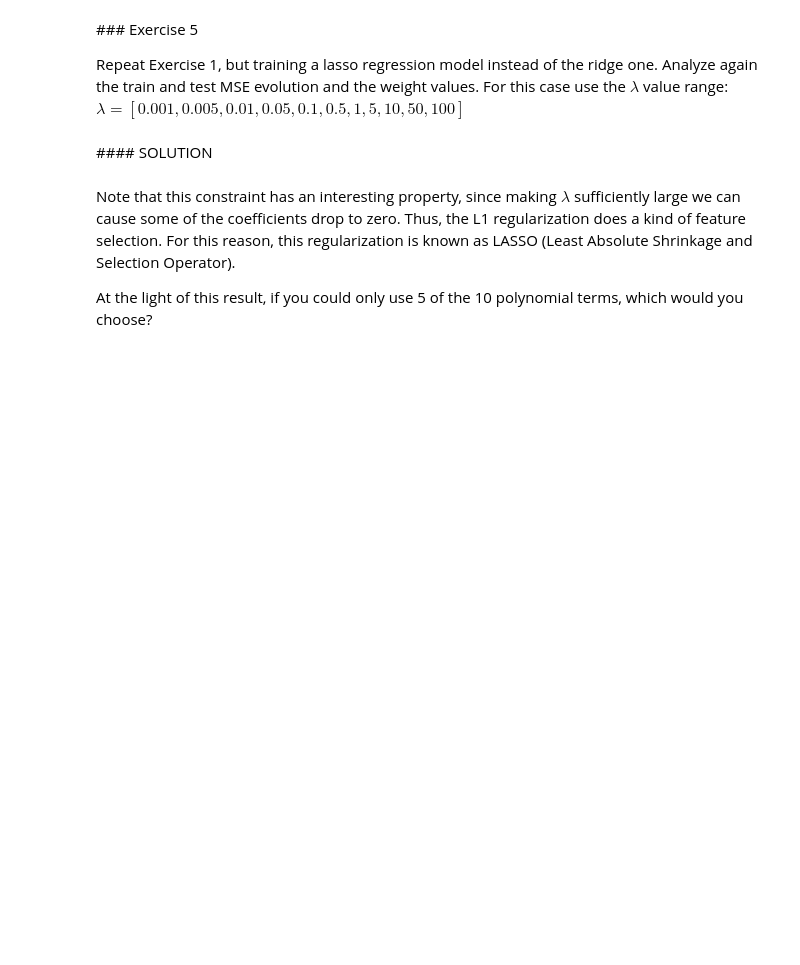
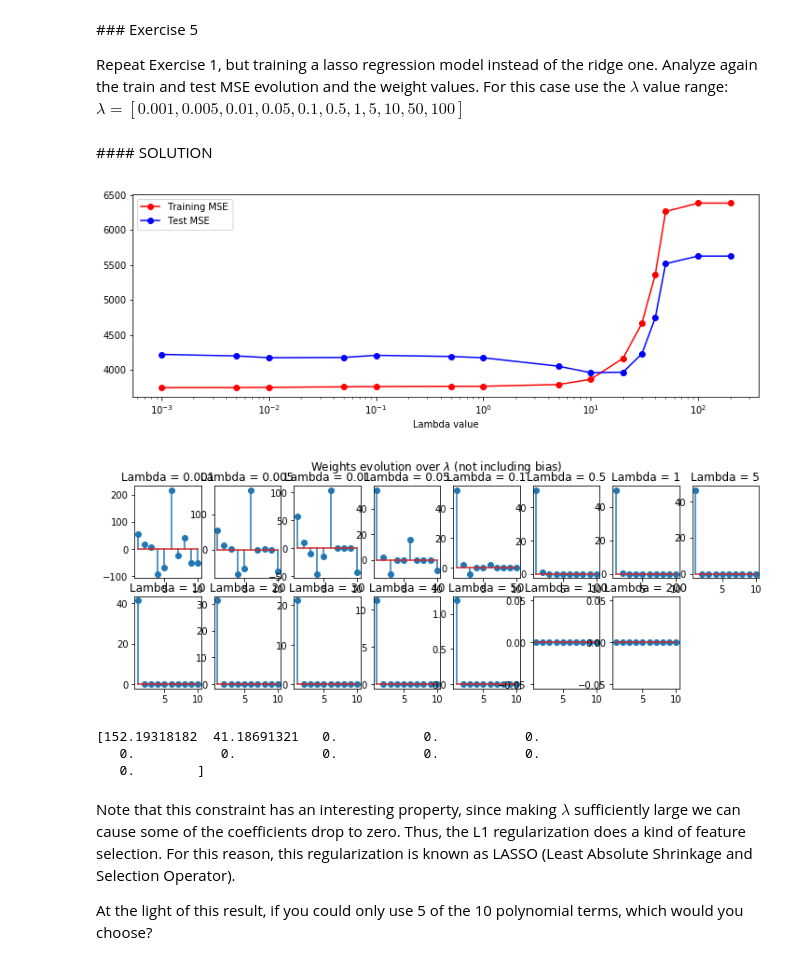
Before and after one commit to JavierGOrdonnez/Machine-Learning, a Jupyter notebook: Week 3 - Linear Regression/ML_Week3_Linear_Poly_Regression_student.ipynb, the cells around one changed output. Cells and saved outputs as stored; diff of their text form; code cells hidden in the pictures; blank space fills up the shorter version.

```diff
--- a/Week 3 - Linear Regression/ML_Week3_Linear_Poly_Regression_student.ipynb
+++ b/Week 3 - Linear Regression/ML_Week3_Linear_Poly_Regression_student.ipynb
@@ -569,7 +633,7 @@ def learnPolyLR_L1(X_train, Y_train, X_test, Y_test, n_degree, lamb):
 
 
   # Compute Lasso Regression solution
-  clf = Lasso(alpha=lamb, fit_intercept=True) # We add the intercept here (the columns of ones)
+  clf = Lasso(alpha=lamb, fit_intercept=True,max_iter = 10000) # We add the intercept here (the columns of ones)
   clf.fit(X_train_pol, Y_train)
 
   # Save weight values
@@ -602,3 +663,44 @@ For this case use the $\lambda$ value range:
+# %%
+# <SOL>
+lambdas = [0.001,0.005,0.01,0.05,0.1,0.5,1,5,10,20,30,40,50,100,200]
+n_degree = 10
+w_star = np.zeros((len(lambdas),n_degree+1))
+MSE_train = np.zeros((len(lambdas),))
+MSE_test = np.zeros((len(lambdas),))
+
+for n, l in enumerate(lambdas):
+  w_star[n,:], MSE_train[n], MSE_test[n] = learnPolyLR_L1(X_train_BMI, Y_train, X_test_BMI, Y_test, n_degree, l)
+
+plt.semilogx(lambdas,MSE_train,'r-o',label='Training MSE')
+plt.semilogx(lambdas,MSE_test,'b-o',label='Test MSE')
+plt.legend()
+plt.xlabel('Lambda value')
+plt.show()
+
+
+# ymin = np.min(w_star[:,1:])*1.2
+# ymax = np.max(w_star[:,1:])*1.2
+plt.figure()
+plt.suptitle('Weights evolution over $\lambda$ (not including bias)')
+for i in range(len(lambdas)):
+  plt.subplot(2,np.ceil(len(lambdas)/2),i+1)
+  plt.stem(np.arange(1,len(w_star[i,:])),w_star[i,1:])
+  # plt.ylim((ymin,ymax))
+  plt.title('Lambda = %s' %lambdas[i])
+plt.show()
+# </SOL>
+
+# Min MSE Test is achieved for lambda = 10 or 20
+# In this case, it seems that both need a similar lambda value. But I think this is not general.
+# %% [output]
+[figure, added]
+[figure, added]
+# %%
+print(w_star[-3,:])
+# %% [output]
+[152.19318182  41.18691321   0.           0.           0.
+   0.           0.           0.           0.           0.
+   0.        ]
 # %% [markdown]
 Note that this constraint has an interesting property, since making $\lambda$ sufficiently large we can cause some of the coefficients drop to zero. Thus, the L1 regularization does a kind of feature selection. For this reason, this regularization is known as LASSO (Least Absolute Shrinkage and Selection Operator).
 
```
Also changed, not shown: parts of 12 cells of this notebook.
